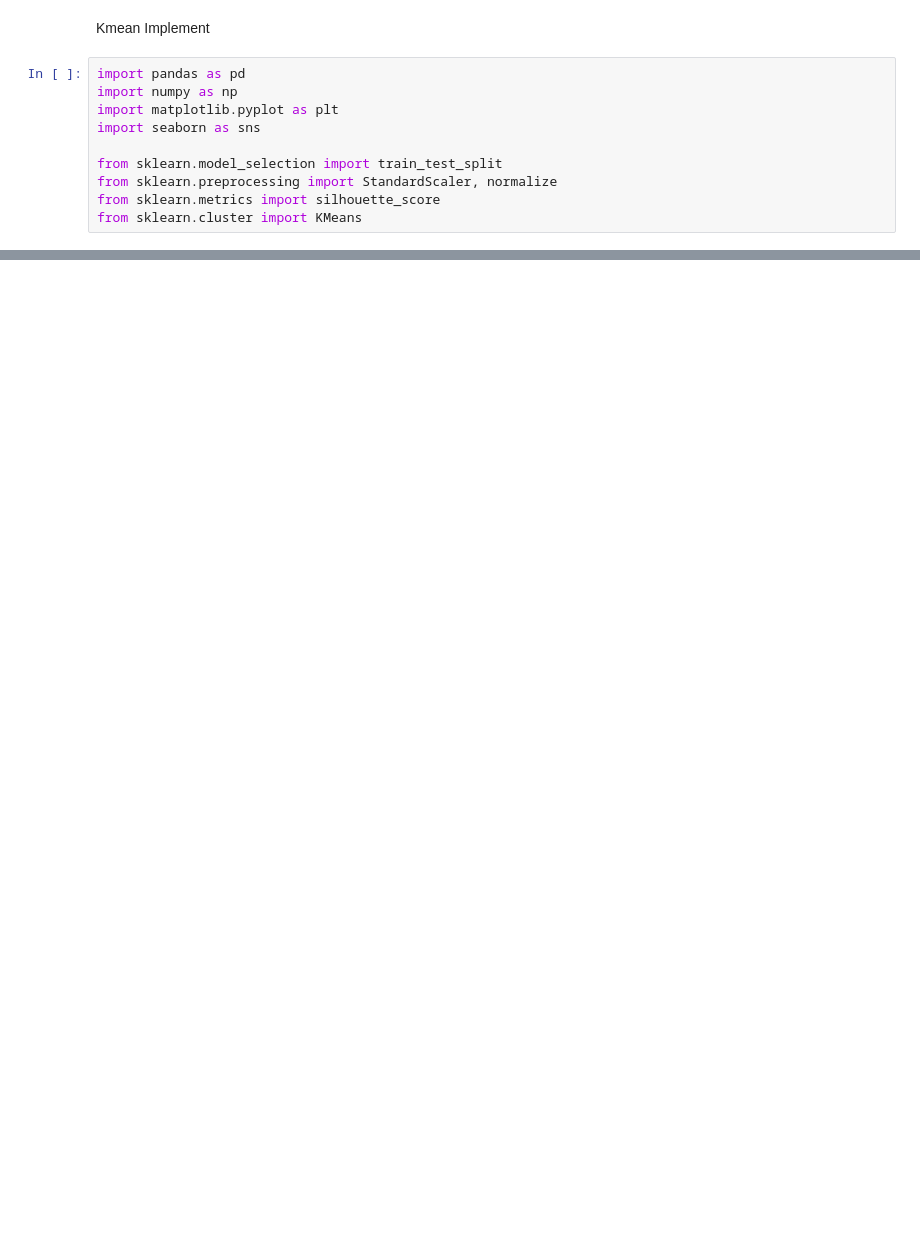
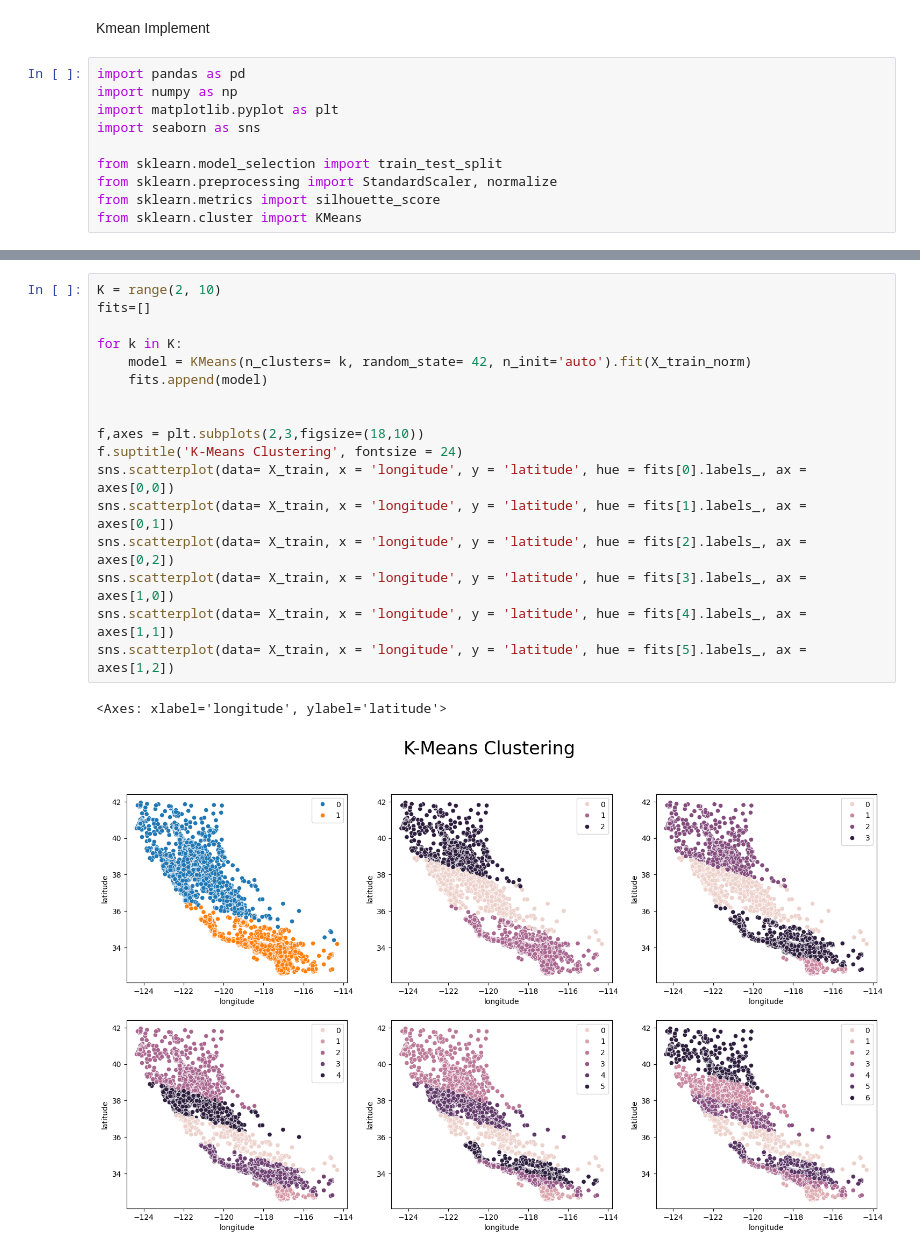
Before and after one commit to AliArabi2022/Machine_learning, a Jupyter notebook: Unsupervised_learning/Clustering.ipynb, the cells around one changed output, grey strips where cells are left out. Cells and saved outputs as stored; diff of their text form; blank space fills up the shorter version.

```diff
--- a/Unsupervised_learning/Clustering.ipynb
+++ b/Unsupervised_learning/Clustering.ipynb
@@ -16,0 +47,20 @@ FileNotFoundError: [Errno 2] No such file or directory: './housing.csv'
+# %%
+K = range(2, 10)
+fits=[]
+
+for k in K:
+    model = KMeans(n_clusters= k, random_state= 42, n_init='auto').fit(X_train_norm)
+    fits.append(model)
+
+
+f,axes = plt.subplots(2,3,figsize=(18,10))
+f.suptitle('K-Means Clustering', fontsize = 24)
+sns.scatterplot(data= X_train, x = 'longitude', y = 'latitude', hue = fits[0].labels_, ax = axes[0,0])
+sns.scatterplot(data= X_train, x = 'longitude', y = 'latitude', hue = fits[1].labels_, ax = axes[0,1])
+sns.scatterplot(data= X_train, x = 'longitude', y = 'latitude', hue = fits[2].labels_, ax = axes[0,2])
+sns.scatterplot(data= X_train, x = 'longitude', y = 'latitude', hue = fits[3].labels_, ax = axes[1,0])
+sns.scatterplot(data= X_train, x = 'longitude', y = 'latitude', hue = fits[4].labels_, ax = axes[1,1])
+sns.scatterplot(data= X_train, x = 'longitude', y = 'latitude', hue = fits[5].labels_, ax = axes[1,2])
+# %% [output]
+<Axes: xlabel='longitude', ylabel='latitude'>
+[figure, added]
```
Also changed, not shown: parts of 10 cells of this notebook.
